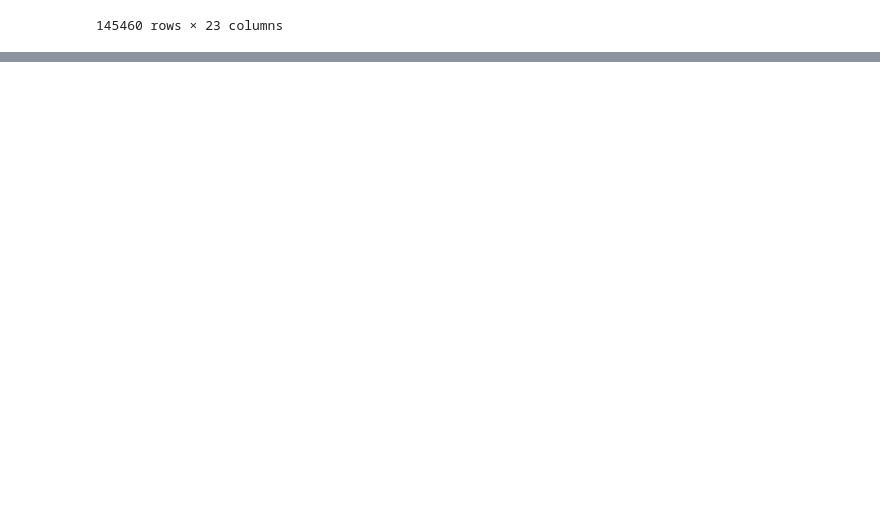
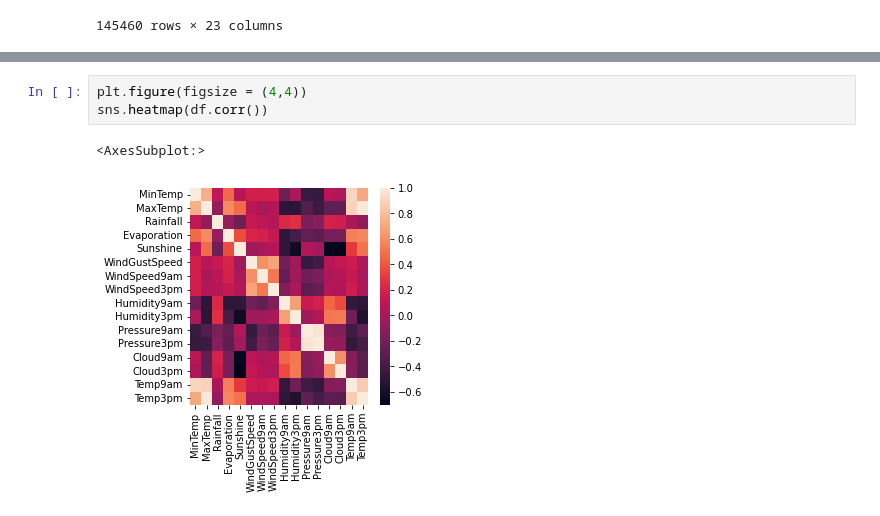
Before and after one commit to minoligit/Weather-Prediction-System, a Jupyter notebook: file0.ipynb, the cells around one changed output, grey strips where cells are left out. Cells and saved outputs as stored; diff of their text form; blank space fills up the shorter version.

```diff
--- a/file0.ipynb
+++ b/file0.ipynb
@@ -34,0 +68,6 @@ sns.pairplot(df.sample(n=50),hue = 'RainTomorrow')
+# %%
+plt.figure(figsize = (4,4))
+sns.heatmap(df.corr())
+# %% [output]
+<AxesSubplot:>
+[figure, added]
```
Also changed, not shown: parts of 8 cells of this notebook, 6 other files.
